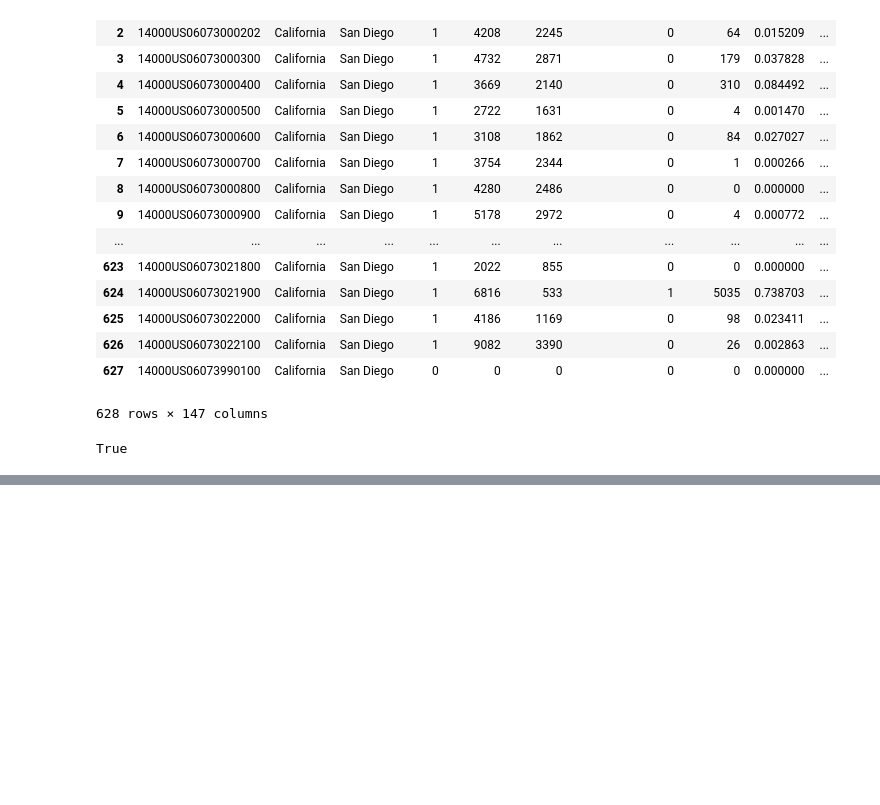
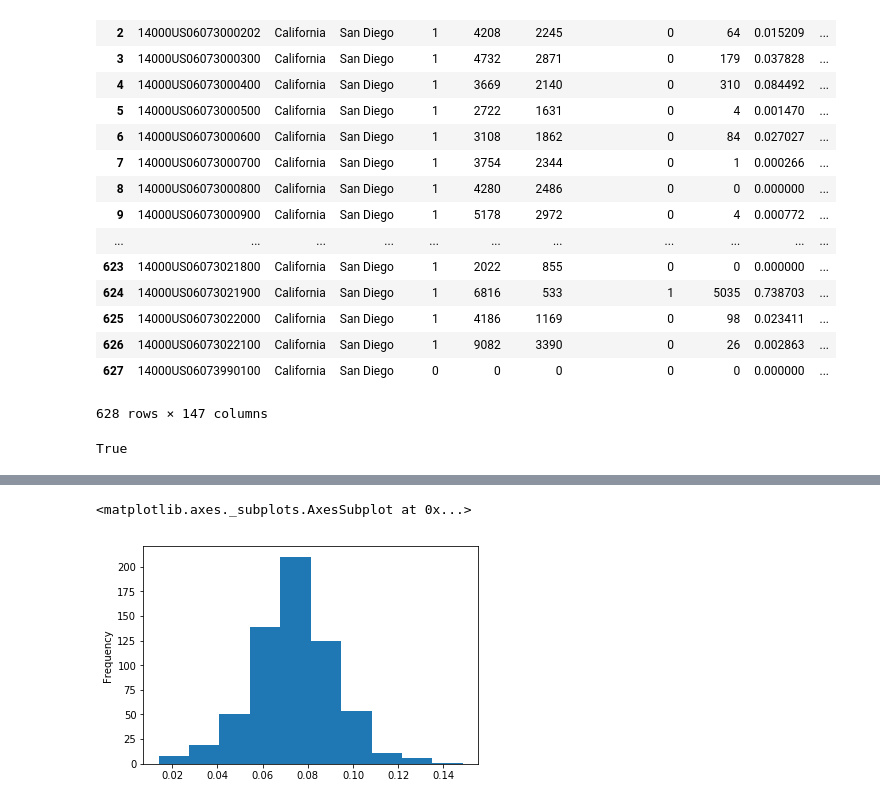
Before and after one commit to aliaawni/COGS108FinalProject, a Jupyter notebook: Data processing.ipynb, the cells around one changed output, grey strips where cells are left out. Drawn from its saved outputs; the diff is of its cells as text; code cells hidden in the pictures; blank space fills up the shorter version.

```diff
--- a/Data processing.ipynb
+++ b/Data processing.ipynb
@@ -137,0 +177,5 @@ Index(['geoid', 'pop', 'povertyrate', 'medianfamilyincome', 'pophalfshare',
+# %%
+df['white_diabetes'].plot.hist()
+# %% [output]
+<matplotlib.axes._subplots.AxesSubplot at 0x...>
+[figure, added]
```
Also changed, not shown: parts of 11 cells of this notebook.
